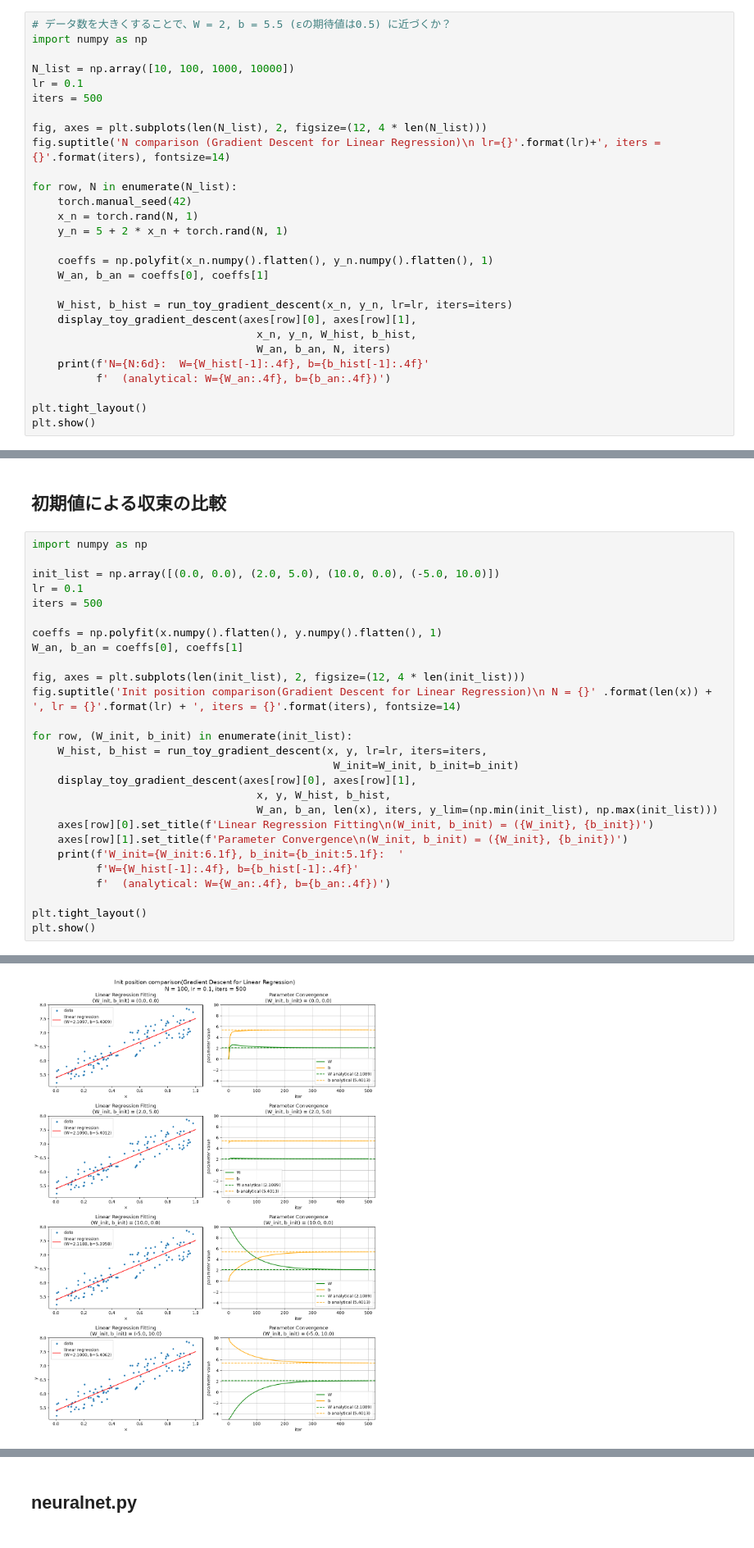
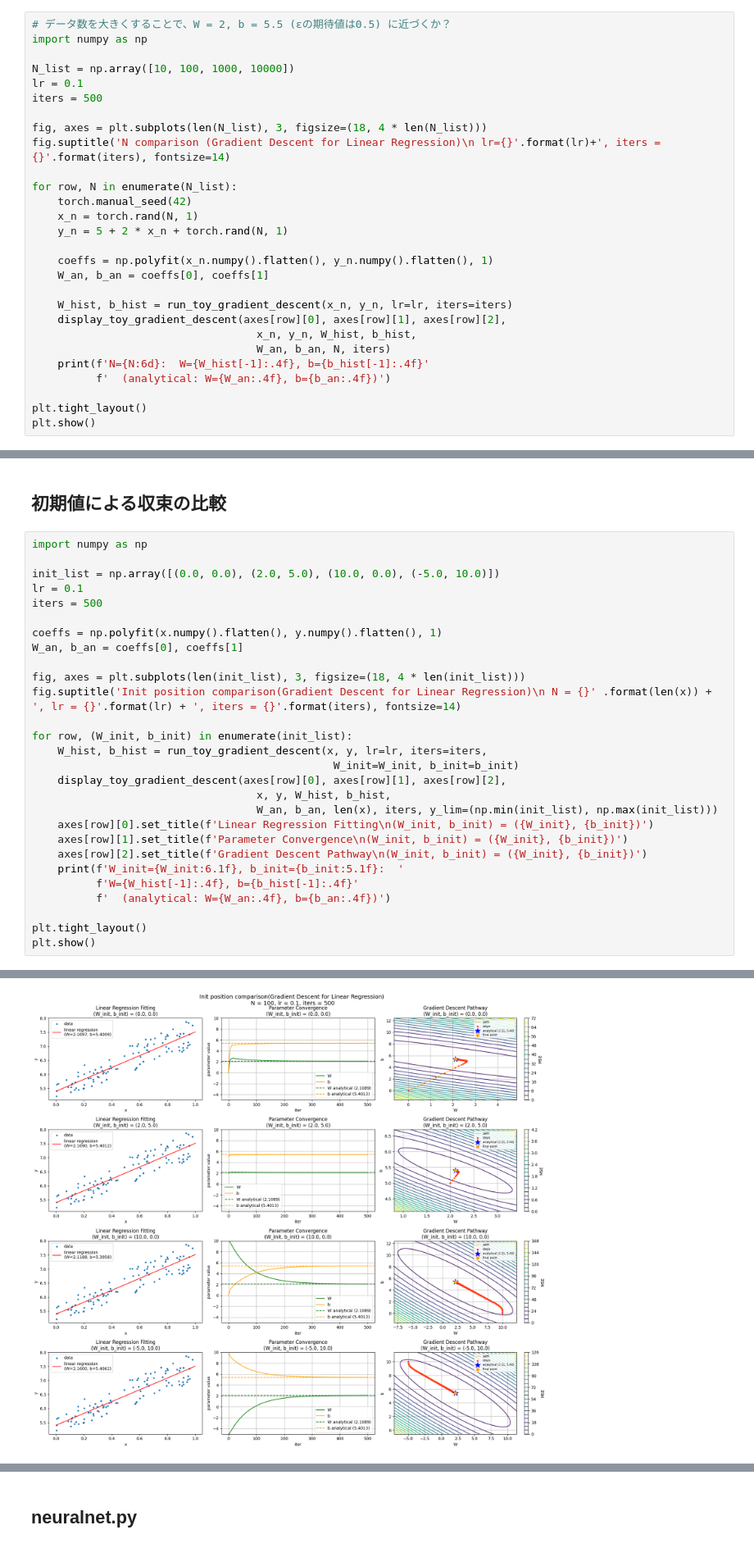
Before and after one commit to kyoropppp/2606_zero5, a Jupyter notebook: deep-learning-from-scratch-5/notebooks/06_pytorch.ipynb, the cells around one changed output, grey strips where cells are left out. Shown at 82% size. Cells and saved outputs as stored; diff of their text form.

```diff
--- a/deep-learning-from-scratch-5/notebooks/06_pytorch.ipynb
+++ b/deep-learning-from-scratch-5/notebooks/06_pytorch.ipynb
@@ -418,7 +450,7 @@ N_list = np.array([10, 100, 1000, 10000])
 lr = 0.1
 iters = 500
 
-fig, axes = plt.subplots(len(N_list), 2, figsize=(12, 4 * len(N_list)))
+fig, axes = plt.subplots(len(N_list), 3, figsize=(18, 4 * len(N_list)))
 fig.suptitle('N comparison (Gradient Descent for Linear Regression)\n lr={}'.format(lr)+', iters = {}'.format(iters), fontsize=14)
 
 for row, N in enumerate(N_list):
@@ -430,7 +462,7 @@ for row, N in enumerate(N_list):
     W_an, b_an = coeffs[0], coeffs[1]
 
     W_hist, b_hist = run_toy_gradient_descent(x_n, y_n, lr=lr, iters=iters)
-    display_toy_gradient_descent(axes[row][0], axes[row][1],
+    display_toy_gradient_descent(axes[row][0], axes[row][1], axes[row][2],
                                    x_n, y_n, W_hist, b_hist,
                                    W_an, b_an, N, iters)
     print(f'N={N:6d}:  W={W_hist[-1]:.4f}, b={b_hist[-1]:.4f}'
@@ -449,33 +481,34 @@ N= 10000:  W=2.0065, b=5.4922  (analytical: W=2.0055, b=5.4927)
 # %%
 import numpy as np
 
 init_list = np.array([(0.0, 0.0), (2.0, 5.0), (10.0, 0.0), (-5.0, 10.0)])
 lr = 0.1
 iters = 500
 
 coeffs = np.polyfit(x.numpy().flatten(), y.numpy().flatten(), 1)
 W_an, b_an = coeffs[0], coeffs[1]
 
-fig, axes = plt.subplots(len(init_list), 2, figsize=(12, 4 * len(init_list)))
+fig, axes = plt.subplots(len(init_list), 3, figsize=(18, 4 * len(init_list)))
 fig.suptitle('Init position comparison(Gradient Descent for Linear Regression)\n N = {}' .format(len(x)) + ', lr = {}'.format(lr) + ', iters = {}'.format(iters), fontsize=14)
 
 for row, (W_init, b_init) in enumerate(init_list):
     W_hist, b_hist = run_toy_gradient_descent(x, y, lr=lr, iters=iters,
                                                W_init=W_init, b_init=b_init)
-    display_toy_gradient_descent(axes[row][0], axes[row][1],
+    display_toy_gradient_descent(axes[row][0], axes[row][1], axes[row][2],
                                    x, y, W_hist, b_hist,
                                    W_an, b_an, len(x), iters, y_lim=(np.min(init_list), np.max(init_list)))
     axes[row][0].set_title(f'Linear Regression Fitting\n(W_init, b_init) = ({W_init}, {b_init})')
     axes[row][1].set_title(f'Parameter Convergence\n(W_init, b_init) = ({W_init}, {b_init})')
+    axes[row][2].set_title(f'Gradient Descent Pathway\n(W_init, b_init) = ({W_init}, {b_init})')
     print(f'W_init={W_init:6.1f}, b_init={b_init:5.1f}:  '
           f'W={W_hist[-1]:.4f}, b={b_hist[-1]:.4f}'
           f'  (analytical: W={W_an:.4f}, b={b_an:.4f})')
 
 plt.tight_layout()
 plt.show()
 # %% [output]
 W_init=   0.0, b_init=  0.0:  W=2.1097, b=5.4009  (analytical: W=2.1089, b=5.4013)
 W_init=   2.0, b_init=  5.0:  W=2.1090, b=5.4012  (analytical: W=2.1089, b=5.4013)
 W_init=  10.0, b_init=  0.0:  W=2.1188, b=5.3958  (analytical: W=2.1089, b=5.4013)
 W_init=  -5.0, b_init= 10.0:  W=2.1000, b=5.4062  (analytical: W=2.1089, b=5.4013)
-[figure, old version]
+[figure, new version]
```
Also changed, not shown: parts of 12 cells of this notebook.
